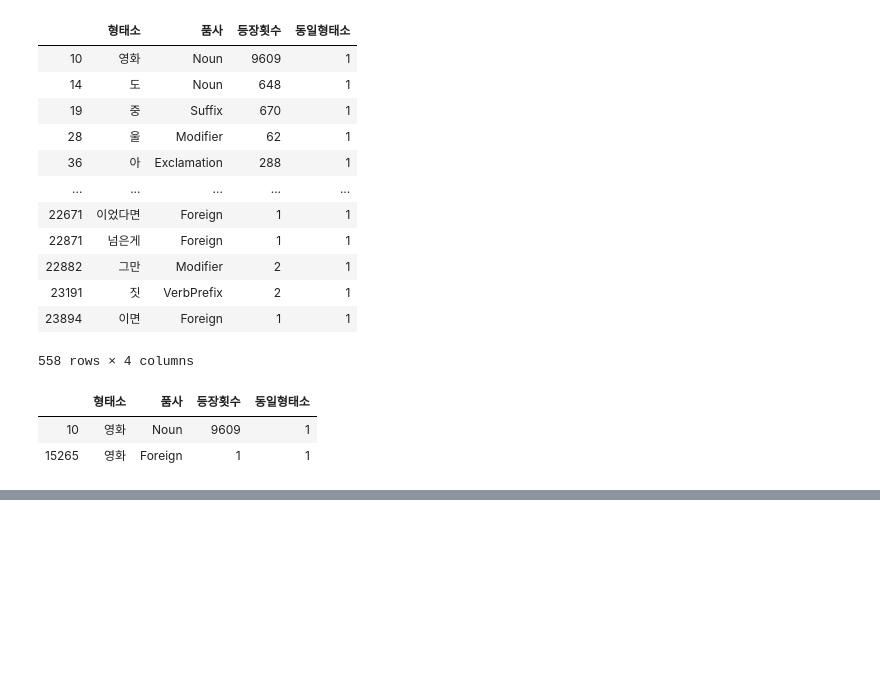
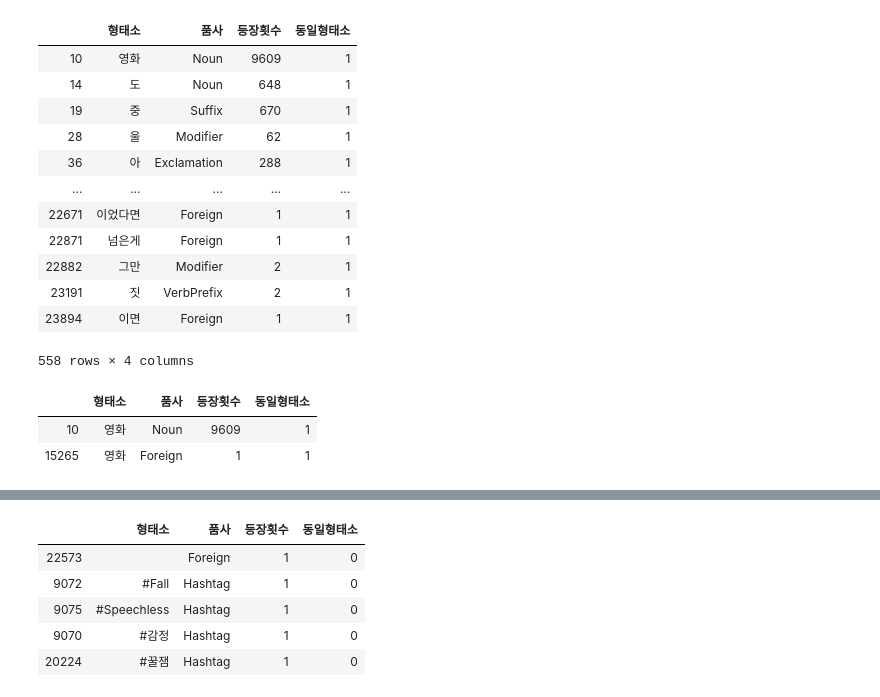
Before and after one commit to ckiekim/Tensorflow-Deep-Learing, a Jupyter notebook: 10_SQLite3/03_영화평 형태소.ipynb, the cells around one changed output, grey strips where cells are left out. Cells and saved outputs as stored; diff of their text form; code cells hidden in the pictures; blank space fills up the shorter version.

```diff
--- a/10_SQLite3/03_영화평 형태소.ipynb
+++ b/10_SQLite3/03_영화평 형태소.ipynb
@@ -245,0 +259,10 @@ df.to_csv('data/03.영화평 형태소.csv', encoding='euc-kr')
+# %%
+sdf = df.sort_values("형태소")
+sdf.head()
+# %% [output]
+|  | 형태소 | 품사 | 등장횟수 | 동일형태소 |
+| 22573 |  | Foreign | 1 | 0 |
+| 9072 | #Fall | Hashtag | 1 | 0 |
+| 9075 | #Speechless | Hashtag | 1 | 0 |
+| 9070 | #감정 | Hashtag | 1 | 0 |
+| 20224 | #꿀잼 | Hashtag | 1 | 0 |
```
Also changed, not shown: parts of 7 cells of this notebook.
